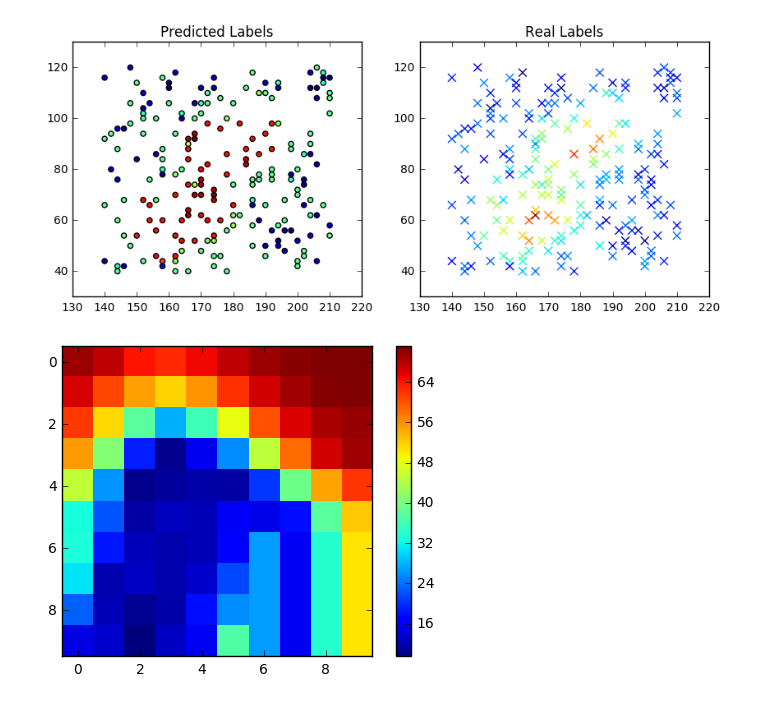
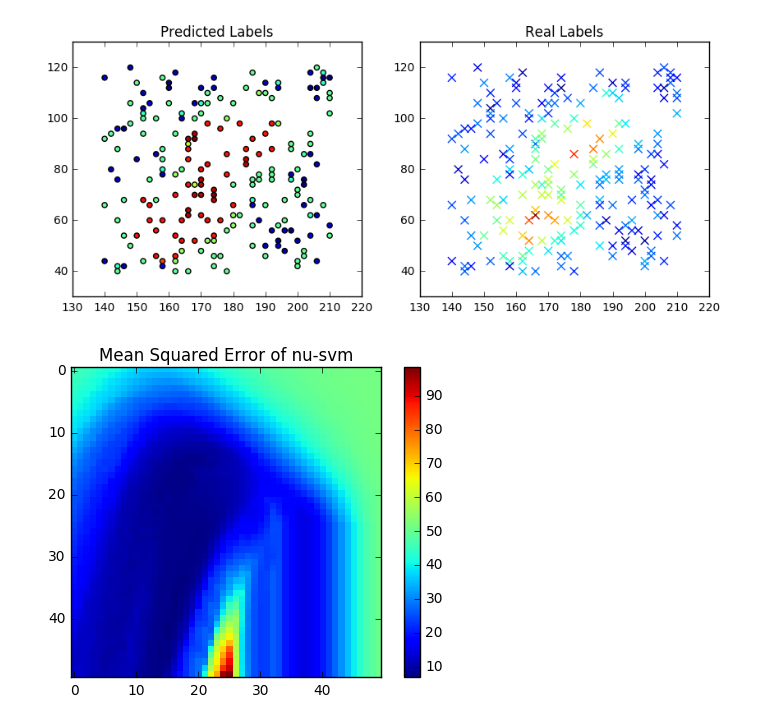
Before and after one commit to muellerfelix/mi-hw-1617, a Jupyter notebook: hw-9/mi-hw-9.ipynb, the cells around one changed output. Saved outputs shown, nothing was run; the diff lists cells and outputs as text; code cells hidden in the pictures.

```diff
--- a/hw-9/mi-hw-9.ipynb
+++ b/hw-9/mi-hw-9.ipynb
@@ -42,7 +42,7 @@ plt.show()
 # %% [output]
 [figure]
 # %%
-def cross_valid(X, y, g,c, n_folds=10, nu=0.1):
+def cross_valid(X, y, g,c, n_folds=10, nu=0.5):
     '''
     Synopsis:
         w_opt, b_opt, lambda_opt = cross_validation(X, Y, L, n_folds=10)
@@ -83,8 +83,8 @@ def cross_valid(X, y, g,c, n_folds=10, nu=0.1):
 
     return np.min(rates)
 # %%
-C = np.logspace(-2, 12, base = 2, num = 10)
-gamma = np.logspace(-12, 0,base = 2, num = 10)
+C = np.logspace(-2, 12, base = 2)
+gamma = np.logspace(-12, 0,base = 2)
 
 nu = 0.5
 
@@ -96,6 +96,7 @@ for j,g in enumerate(gamma):
 # %%
 plt.imshow(mse, interpolation='nearest')
 plt.colorbar()
+plt.title("Mean Squared Error of nu-svm")
 plt.show()
 # %% [output]
-[figure, old version]
+[figure, new version]
```
Also changed, not shown: parts of 2 cells of this notebook.
